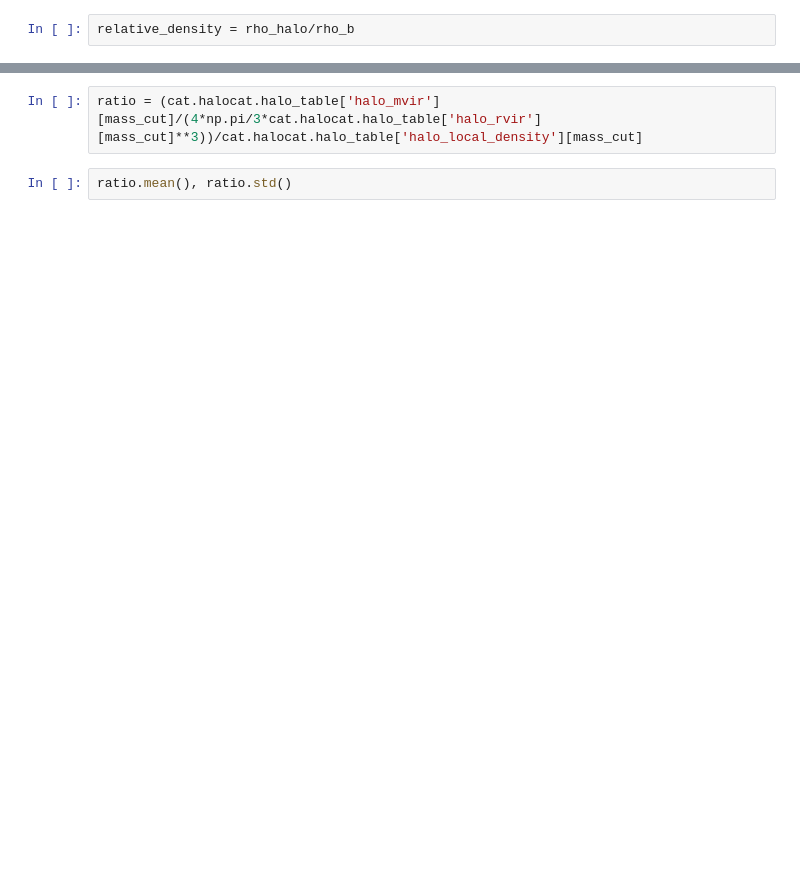
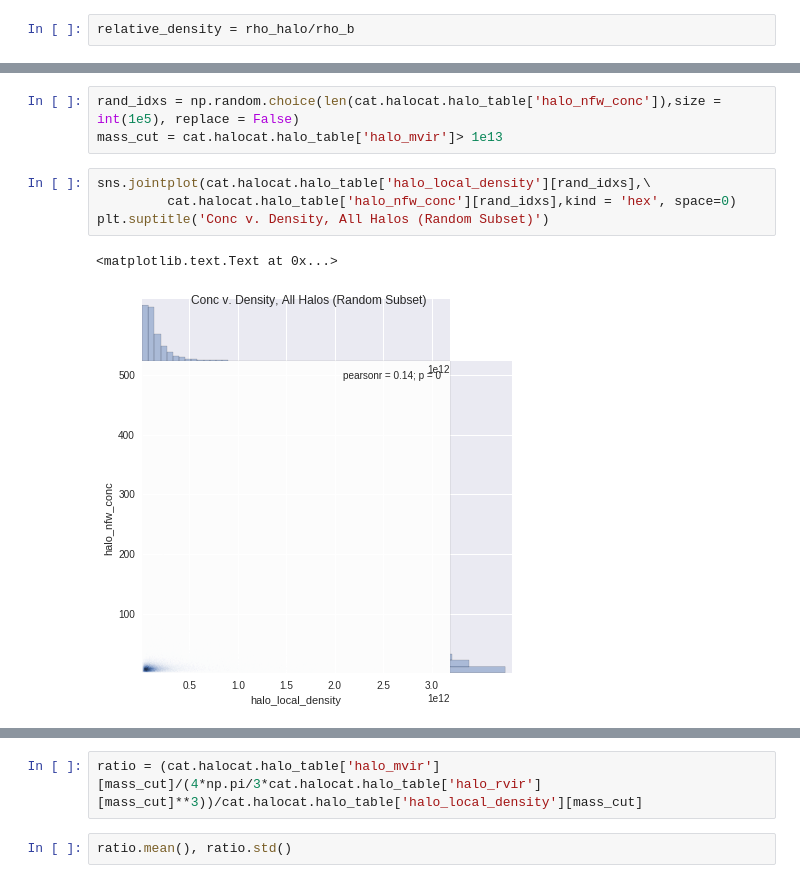
Before and after one commit to mclaughlin6464/pearce, a Jupyter notebook: notebooks/Test Cat.ipynb, the cells around one changed output, grey strips where cells are left out. Cells and saved outputs as stored; diff of their text form; blank space fills up the shorter version.

```diff
--- a/notebooks/Test Cat.ipynb
+++ b/notebooks/Test Cat.ipynb
@@ -135,0 +120,10 @@ plt.scatter(cat.halocat.halo_table['halo_nfw_conc'][mass_cut],\
+# %%
+rand_idxs = np.random.choice(len(cat.halocat.halo_table['halo_nfw_conc']),size = int(1e5), replace = False)
+mass_cut = cat.halocat.halo_table['halo_mvir']> 1e13
+# %%
+sns.jointplot(cat.halocat.halo_table['halo_local_density'][rand_idxs],\
+         cat.halocat.halo_table['halo_nfw_conc'][rand_idxs],kind = 'hex', space=0)
+plt.suptitle('Conc v. Density, All Halos (Random Subset)')
+# %% [output]
+<matplotlib.text.Text at 0x...>
+[figure, added]
```
Also changed, not shown: parts of 42 cells of this notebook, 1 other file.
